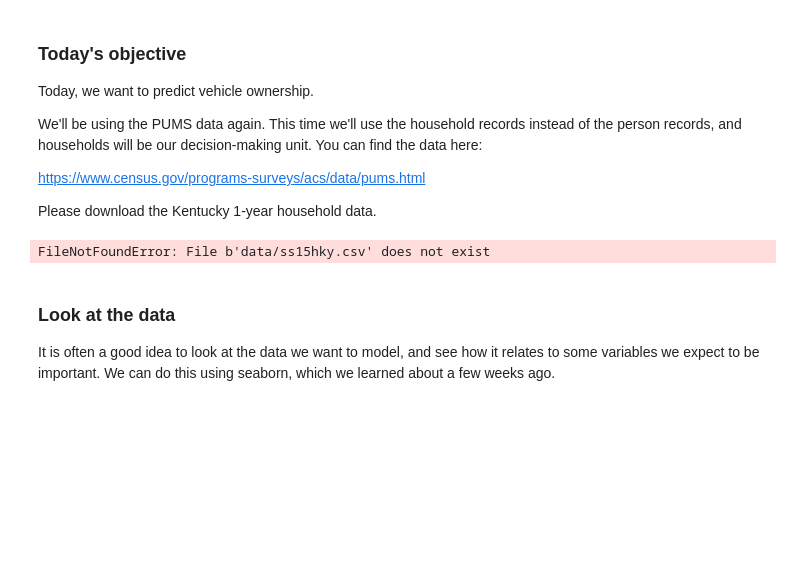
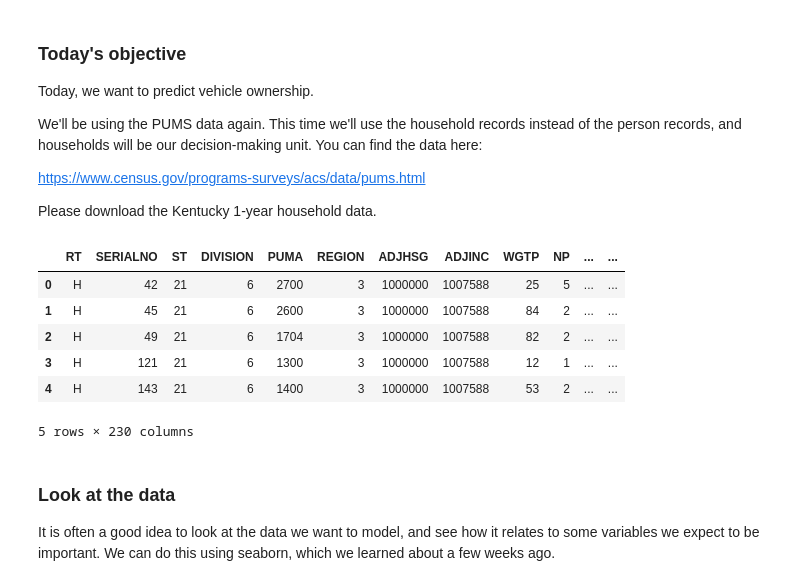
Before and after one commit to FRA228/ce599, a Jupyter notebook: 22-Discrete Choice/Discrete Choice.ipynb, the cells around one changed output. Cells and saved outputs as stored; diff of their text form; code cells hidden in the pictures; blank space fills up the shorter version.

```diff
--- a/22-Discrete Choice/Discrete Choice.ipynb
+++ b/22-Discrete Choice/Discrete Choice.ipynb
@@ -59,10 +59,16 @@ import statsmodels.formula.api as smf
 %matplotlib inline
 # %%
 # get the data
-df = pd.read_csv('data/ss15hky.csv')
+df = pd.read_csv('data/ss16hky.csv')
 df.head()
 # %% [output]
+|  | RT | SERIALNO | ST | DIVISION | PUMA | REGION | ADJHSG | ADJINC | WGTP | NP | ... | ... |
+| 0 | H | 42 | 21 | 6 | 2700 | 3 | 1000000 | 1007588 | 25 | 5 | ... | ... |
+| 1 | H | 45 | 21 | 6 | 2600 | 3 | 1000000 | 1007588 | 84 | 2 | ... | ... |
+| 2 | H | 49 | 21 | 6 | 1704 | 3 | 1000000 | 1007588 | 82 | 2 | ... | ... |
+| 3 | H | 121 | 21 | 6 | 1300 | 3 | 1000000 | 1007588 | 12 | 1 | ... | ... |
+| 4 | H | 143 | 21 | 6 | 1400 | 3 | 1000000 | 1007588 | 53 | 2 | ... | ... |
-FileNotFoundError: File b'data/ss15hky.csv' does not exist
+5 rows × 230 columns
 # %%
 # keep only occupied housing units
 '''
```
Also changed, not shown: 5 other files.
